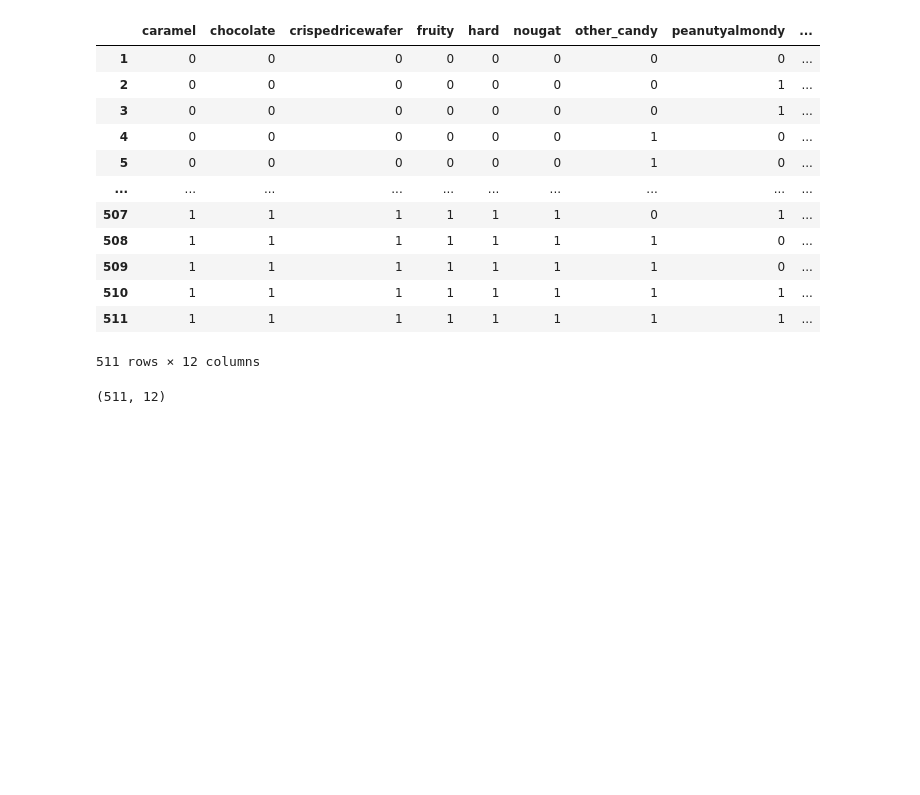
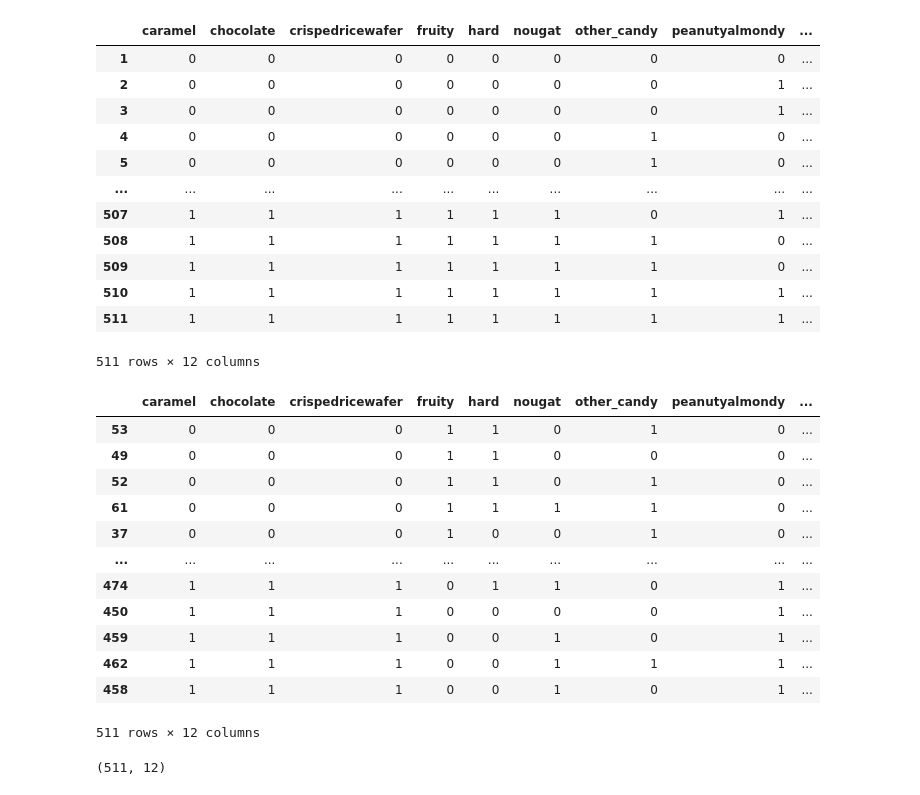
Before and after one commit to Eezzeldin/candy, a Jupyter notebook: Candy_IntegerProgramming_searchspace.ipynb, the cells around one changed output. Drawn from its saved outputs; the diff is of its cells as text; code cells hidden in the pictures; blank space fills up the shorter version.

```diff
--- a/Candy_IntegerProgramming_searchspace.ipynb
+++ b/Candy_IntegerProgramming_searchspace.ipynb
@@ -239,6 +239,22 @@ effective_search_space
 | 510 | 1 | 1 | 1 | 1 | 1 | 1 | 1 | 1 | ... |
 | 511 | 1 | 1 | 1 | 1 | 1 | 1 | 1 | 1 | ... |
 511 rows × 12 columns
+# %%
+effective_search_space.sort_values ("pricepercent")
+# %% [output]
+|  | caramel | chocolate | crispedricewafer | fruity | hard | nougat | other_candy | peanutyalmondy | ... |
+| 53 | 0 | 0 | 0 | 1 | 1 | 0 | 1 | 0 | ... |
+| 49 | 0 | 0 | 0 | 1 | 1 | 0 | 0 | 0 | ... |
+| 52 | 0 | 0 | 0 | 1 | 1 | 0 | 1 | 0 | ... |
+| 61 | 0 | 0 | 0 | 1 | 1 | 1 | 1 | 0 | ... |
+| 37 | 0 | 0 | 0 | 1 | 0 | 0 | 1 | 0 | ... |
+| ... | ... | ... | ... | ... | ... | ... | ... | ... | ... |
+| 474 | 1 | 1 | 1 | 0 | 1 | 1 | 0 | 1 | ... |
+| 450 | 1 | 1 | 1 | 0 | 0 | 0 | 0 | 1 | ... |
+| 459 | 1 | 1 | 1 | 0 | 0 | 1 | 0 | 1 | ... |
+| 462 | 1 | 1 | 1 | 0 | 0 | 1 | 1 | 1 | ... |
+| 458 | 1 | 1 | 1 | 0 | 0 | 1 | 0 | 1 | ... |
+511 rows × 12 columns
 # %%
 effective_search_space.shape
 # %% [output]
```
Also changed, not shown: parts of 8 cells of this notebook.
